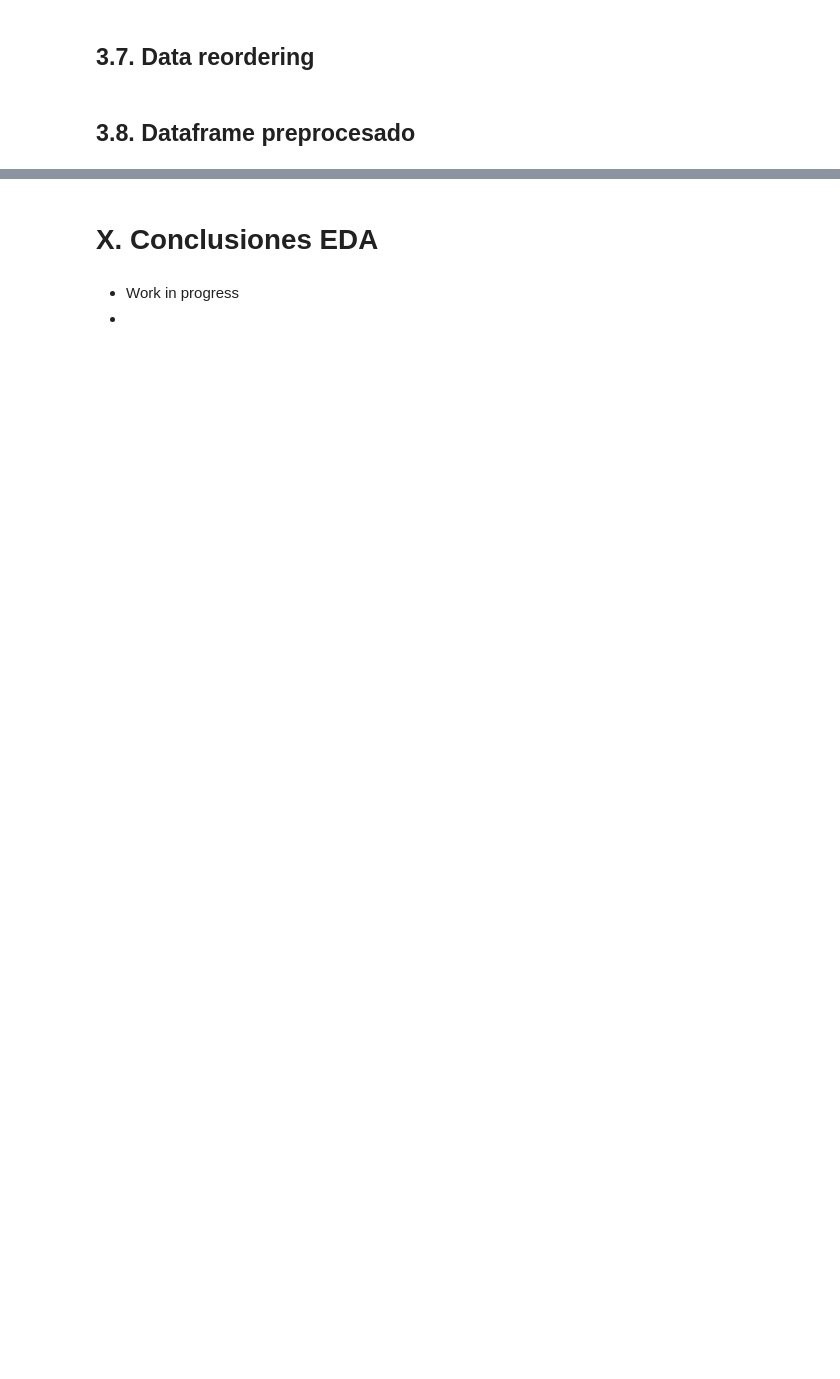
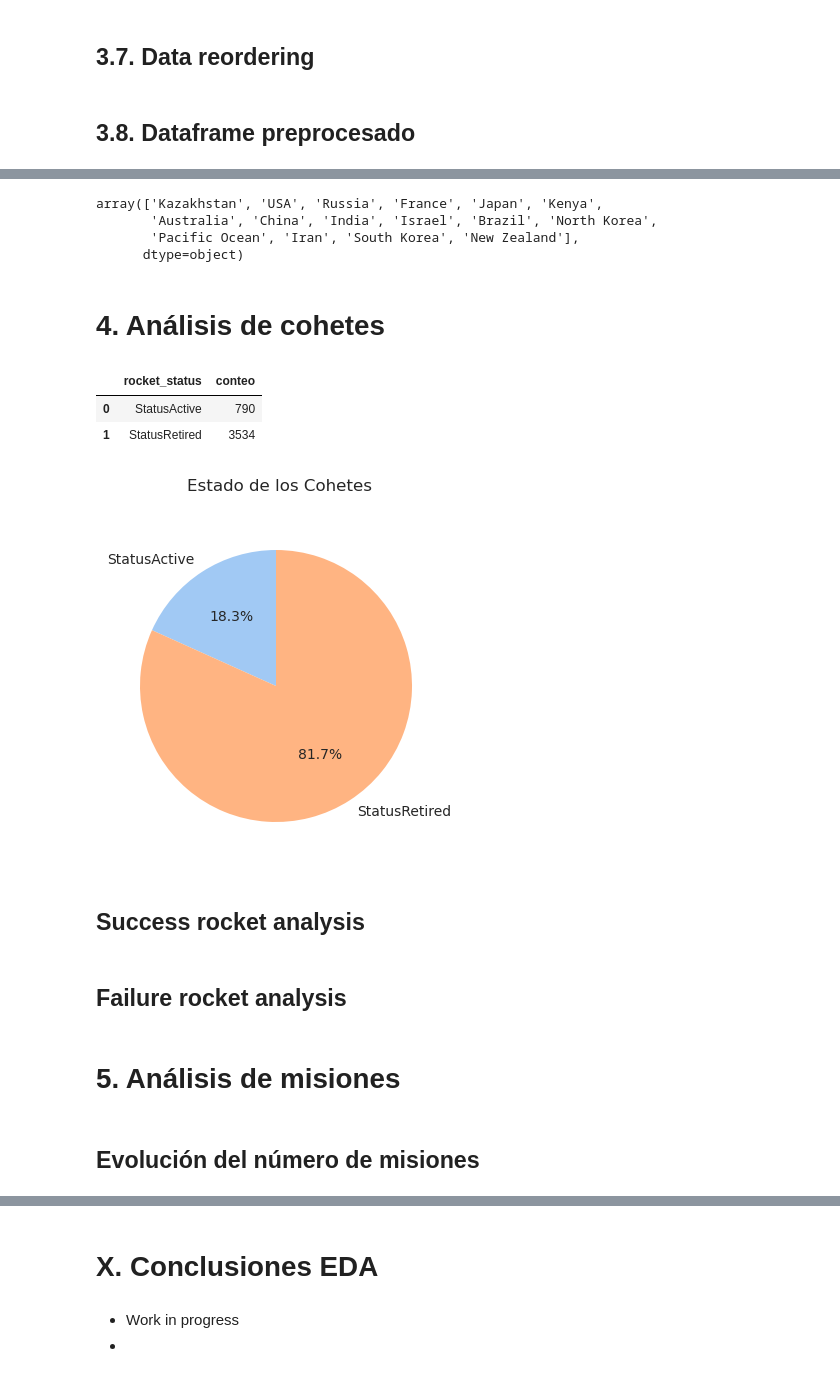
Before and after one commit to JoePortilla/SpaceMissions-EDA, a Jupyter notebook: SpaceMissions-EDA.ipynb, the cells around one changed output, grey strips where cells are left out. Cells and saved outputs as stored; diff of their text form; code cells hidden in the pictures; blank space fills up the shorter version.

```diff
--- a/SpaceMissions-EDA.ipynb
+++ b/SpaceMissions-EDA.ipynb
@@ -219,0 +280,35 @@ memory usage: 371.7+ KB
+# %%
+df['launch_location'].unique()
+# %% [output]
+array(['Kazakhstan', 'USA', 'Russia', 'France', 'Japan', 'Kenya',
+       'Australia', 'China', 'India', 'Israel', 'Brazil', 'North Korea',
+       'Pacific Ocean', 'Iran', 'South Korea', 'New Zealand'],
+      dtype=object)
+# %% [markdown]
+# 4. Análisis de cohetes
+# %%
+# df['rocket_status'].value_counts()
+ds = df.groupby('rocket_status').size()
+ds = ds.reset_index(name='conteo')
+ds
+# %% [output]
+|  | rocket_status | conteo |
+| 0 | StatusActive | 790 |
+| 1 | StatusRetired | 3534 |
+# %%
+fig, ax = plt.subplots(figsize=(4, 4))
+fig.suptitle('Estado de los Cohetes')
+
+ax.pie(x=ds['conteo'], labels=ds['rocket_status'], autopct='%.1f%%', startangle=90, colors=sns.color_palette("pastel"))
+
+plt.tight_layout()
+# %% [output]
+[figure, added]
+# %% [markdown]
+## Success rocket analysis
+# %% [markdown]
+## Failure rocket analysis
+# %% [markdown]
+# 5. Análisis de misiones
+# %% [markdown]
+## Evolución del número de misiones
```
Also changed, not shown: parts of 26 cells of this notebook.
